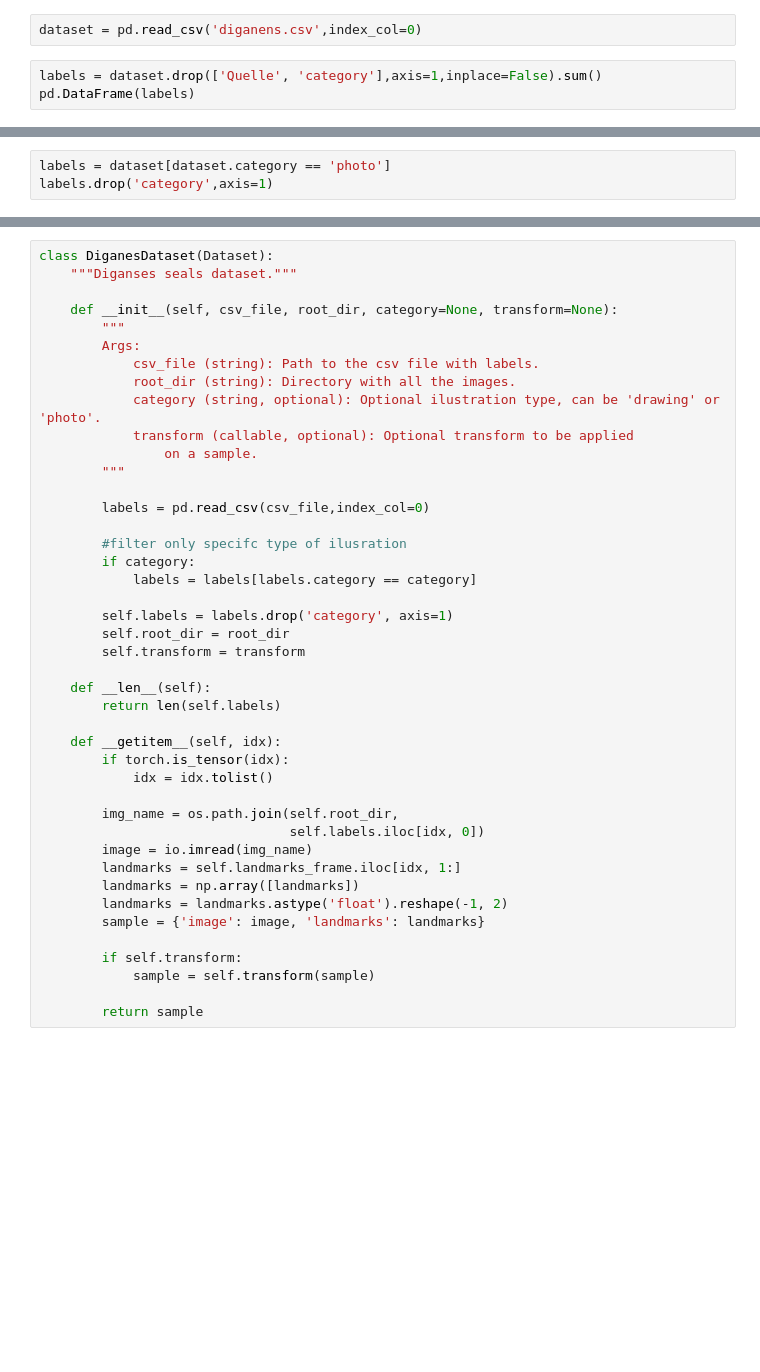
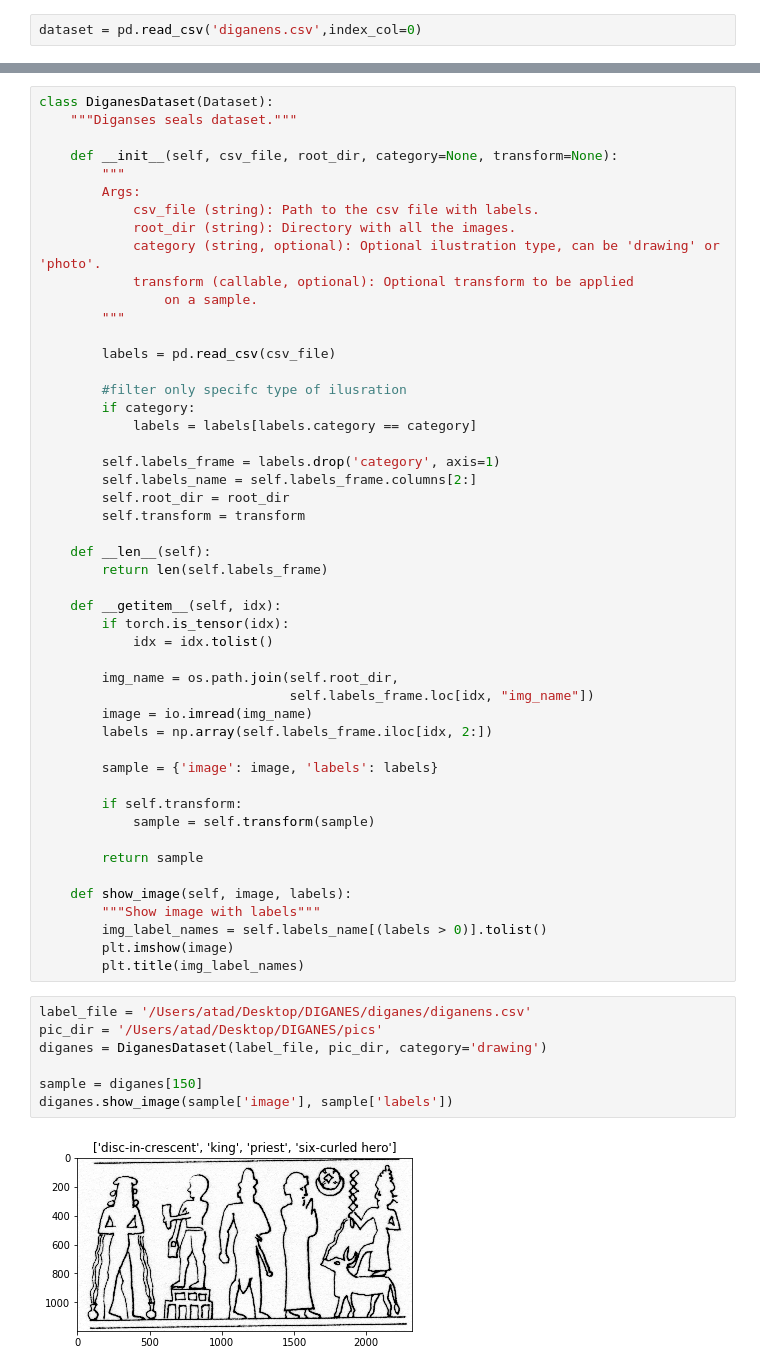
Before and after one commit to matanat/diganes, a Jupyter notebook: Dataset.ipynb, the cells around one changed output, grey strips where cells are left out. Saved outputs shown, nothing was run; the diff lists cells and outputs as text; blank space fills up the shorter version.

Commit message:
dataset class done

```diff
--- a/Dataset.ipynb
+++ b/Dataset.ipynb
@@ -4,5 +8,2 @@ from torch.utils.data import Dataset
 # %%
 dataset = pd.read_csv('diganens.csv',index_col=0)
-# %%
-labels = dataset.drop(['Quelle', 'category'],axis=1,inplace=False).sum()
-pd.DataFrame(labels)
@@ -12,3 +9,0 @@ pd.DataFrame(labels)
-# %%
-labels = dataset[dataset.category == 'photo']
-labels.drop('category',axis=1)
@@ -41,32 +31,47 @@ class DiganesDataset(Dataset):
                 on a sample.
         """
 
-        labels = pd.read_csv(csv_file,index_col=0)
+        labels = pd.read_csv(csv_file)
 
         #filter only specifc type of ilusration
         if category:
             labels = labels[labels.category == category]
 
-        self.labels = labels.drop('category', axis=1)
+        self.labels_frame = labels.drop('category', axis=1)
+        self.labels_name = self.labels_frame.columns[2:]
         self.root_dir = root_dir
         self.transform = transform
 
     def __len__(self):
-        return len(self.labels)
+        return len(self.labels_frame)
 
     def __getitem__(self, idx):
         if torch.is_tensor(idx):
             idx = idx.tolist()
 
         img_name = os.path.join(self.root_dir,
-                                self.labels.iloc[idx, 0])
+                                self.labels_frame.loc[idx, "img_name"])
         image = io.imread(img_name)
-        landmarks = self.landmarks_frame.iloc[idx, 1:]
-        landmarks = np.array([landmarks])
-        landmarks = landmarks.astype('float').reshape(-1, 2)
-        sample = {'image': image, 'landmarks': landmarks}
+        labels = np.array(self.labels_frame.iloc[idx, 2:])
+
+        sample = {'image': image, 'labels': labels}
 
         if self.transform:
             sample = self.transform(sample)
 
         return sample
+
+    def show_image(self, image, labels):
+        """Show image with labels"""
+        img_label_names = self.labels_name[(labels > 0)].tolist()
+        plt.imshow(image)
+        plt.title(img_label_names)
+# %%
+label_file = '/Users/atad/Desktop/DIGANES/diganes/diganens.csv'
+pic_dir = '/Users/atad/Desktop/DIGANES/pics'
+diganes = DiganesDataset(label_file, pic_dir, category='drawing')
+
+sample = diganes[150]
+diganes.show_image(sample['image'], sample['labels'])
+# %% [output]
+[figure, added]
```
Also changed, not shown: parts of 4 cells of this notebook.
